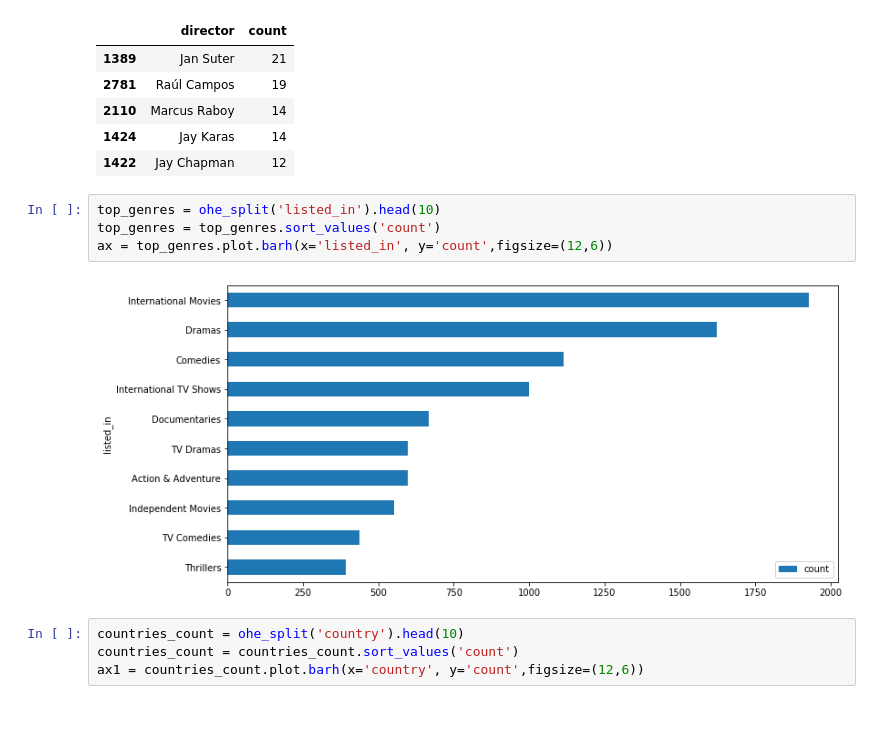
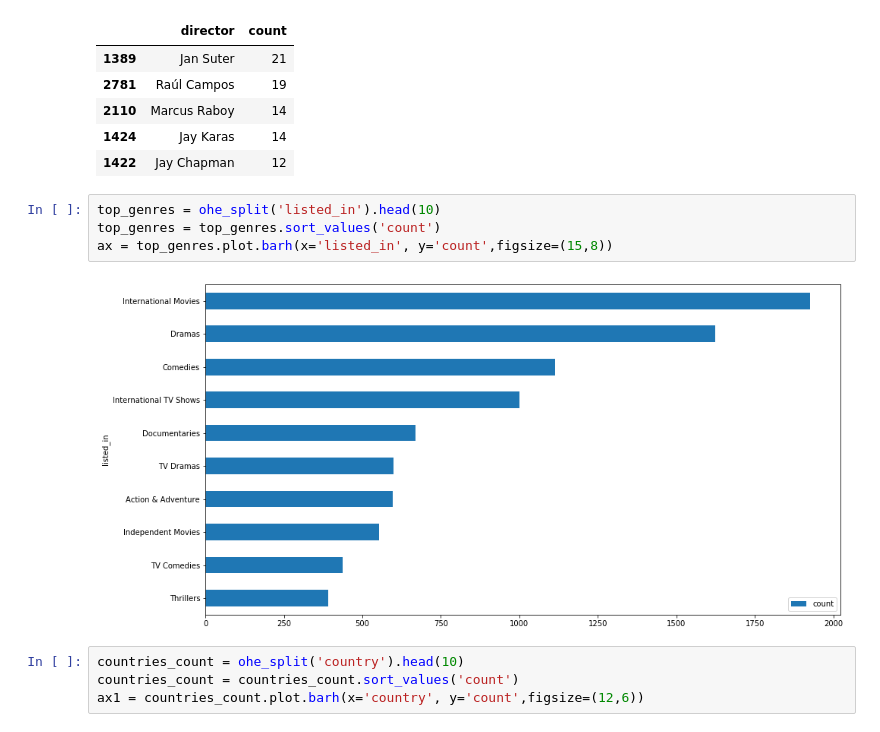
Before and after one commit to Sufi737/Netflix-data-analysis, a Jupyter notebook: Code.ipynb, the cells around one changed output. Cells and saved outputs as stored; diff of their text form.

```diff
--- a/Code.ipynb
+++ b/Code.ipynb
@@ -51,9 +55,9 @@ top_directors
 # %%
 top_genres = ohe_split('listed_in').head(10)
 top_genres = top_genres.sort_values('count')
-ax = top_genres.plot.barh(x='listed_in', y='count',figsize=(12,6))
+ax = top_genres.plot.barh(x='listed_in', y='count',figsize=(15,8))
 # %% [output]
-[figure, old version]
+[figure, new version]
 # %%
 countries_count = ohe_split('country').head(10)
 countries_count = countries_count.sort_values('count')
```
Also changed, not shown: parts of 2 cells of this notebook.
